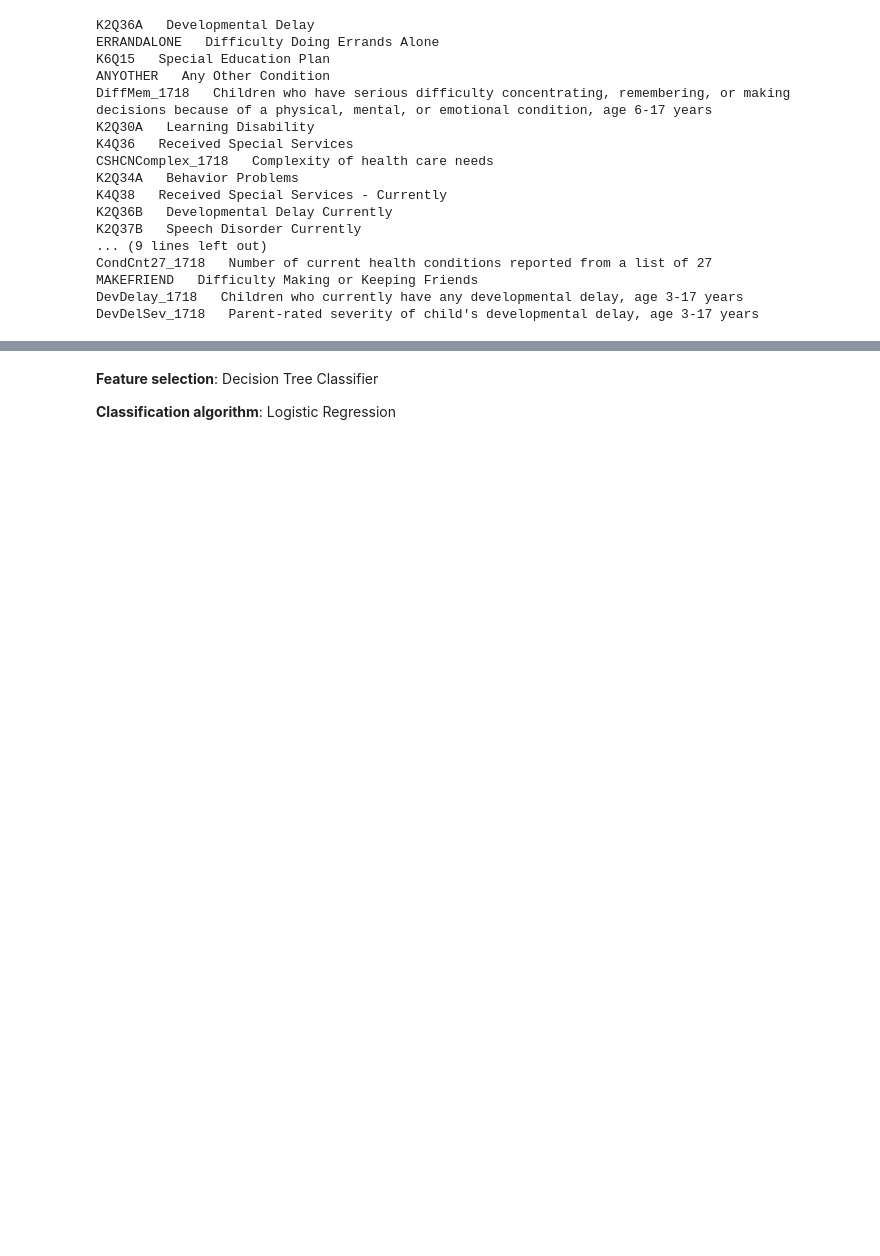
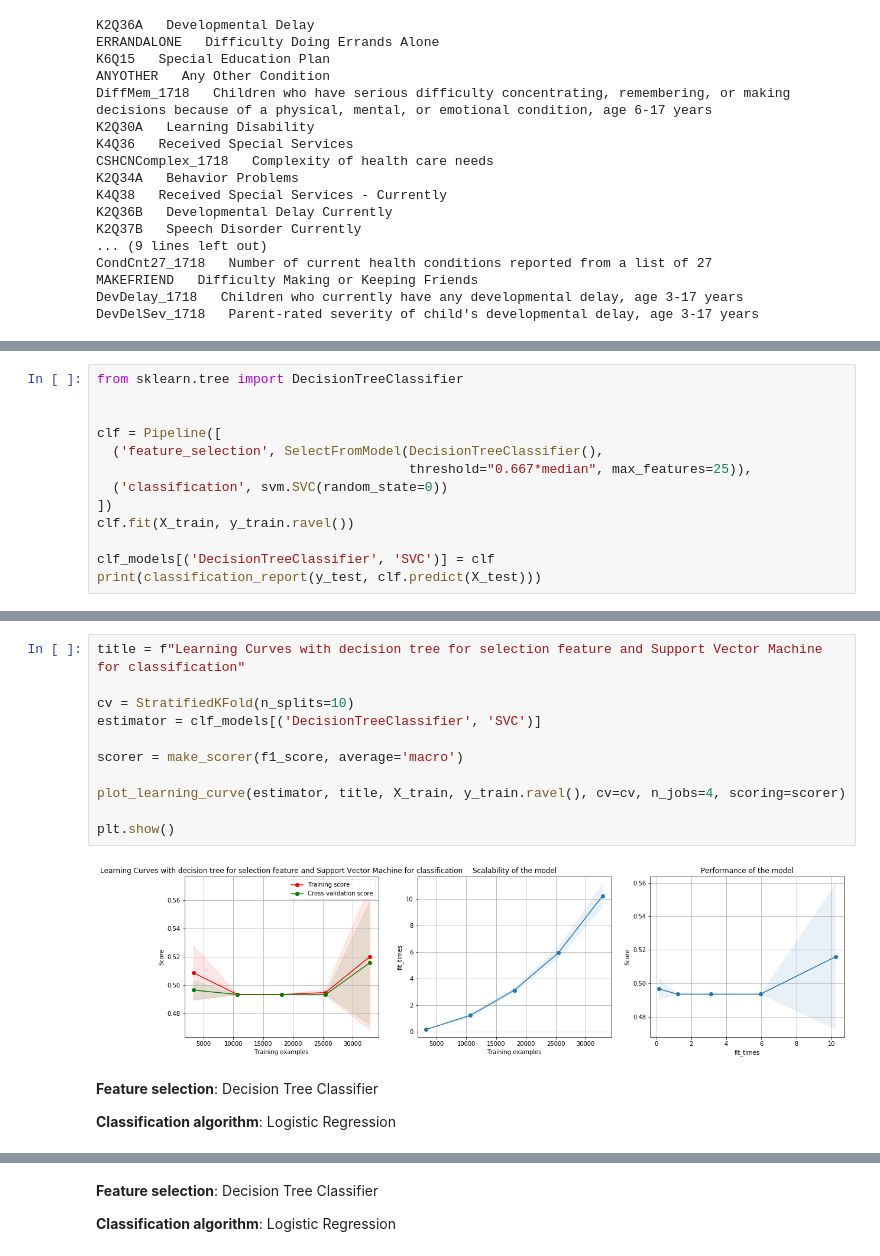
Before and after one commit to seoruosa/ds-for-healthcare-final-project-autism, a Jupyter notebook: notebooks/4.1-training-imbalanced-data.ipynb, the cells around one changed output, grey strips where cells are left out. Cells and saved outputs as stored; diff of their text form; blank space fills up the shorter version.

```diff
--- a/notebooks/4.1-training-imbalanced-data.ipynb
+++ b/notebooks/4.1-training-imbalanced-data.ipynb
@@ -111,0 +116,13 @@ DevDelSev_1718   Parent-rated severity of child's developmental delay, age 3-17
+# %%
+from sklearn.tree import DecisionTreeClassifier
+
+
+clf = Pipeline([
+  ('feature_selection', SelectFromModel(DecisionTreeClassifier(),
+                                        threshold="0.667*median", max_features=25)),
+  ('classification', svm.SVC(random_state=0))
+])
+clf.fit(X_train, y_train.ravel())
+
+clf_models[('DecisionTreeClassifier', 'SVC')] = clf
+print(classification_report(y_test, clf.predict(X_test)))
@@ -111,0 +138,17 @@ DevDelSev_1718   Parent-rated severity of child's developmental delay, age 3-17
+# %%
+title = f"Learning Curves with decision tree for selection feature and Support Vector Machine for classification"
+
+cv = StratifiedKFold(n_splits=10)
+estimator = clf_models[('DecisionTreeClassifier', 'SVC')]
+
+scorer = make_scorer(f1_score, average='macro')
+
+plot_learning_curve(estimator, title, X_train, y_train.ravel(), cv=cv, n_jobs=4, scoring=scorer)
+
+plt.show()
+# %% [output]
+[figure, added]
+# %% [markdown]
+**Feature selection**: Decision Tree Classifier
+
+**Classification algorithm**: Logistic Regression
```
Also changed, not shown: parts of 6 cells of this notebook, 2 other files.
